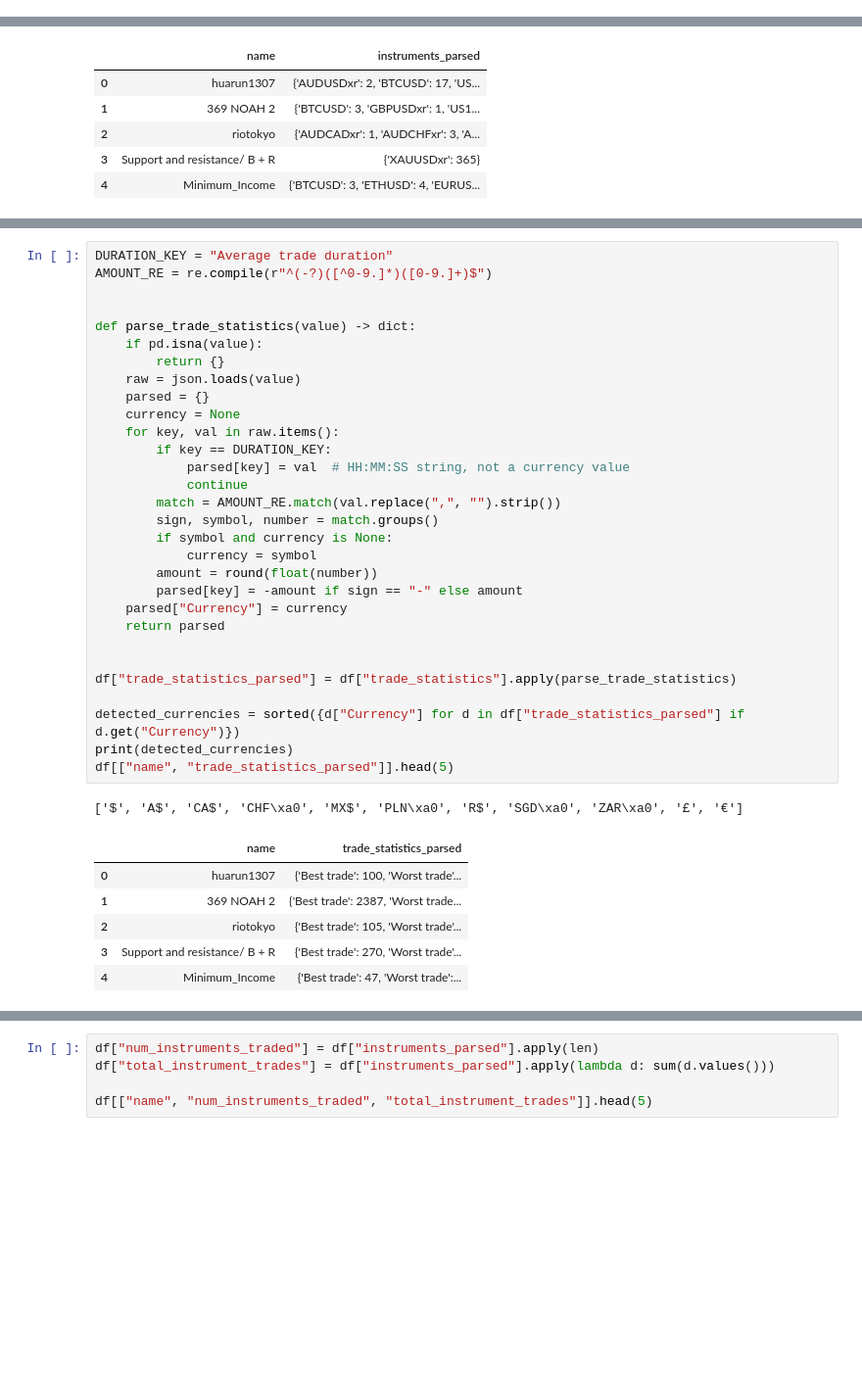
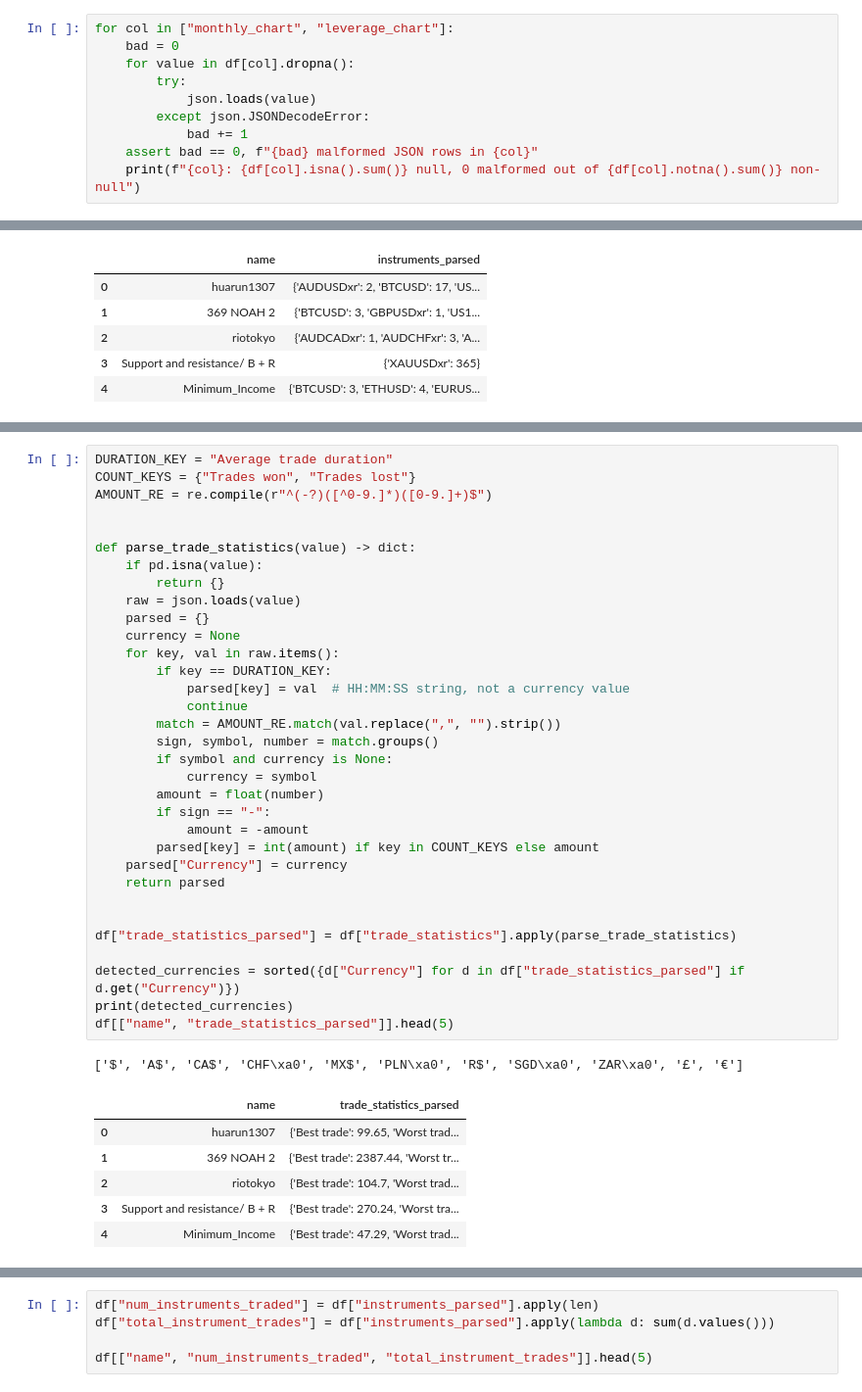
Before and after one commit to EdinsonLeandro/copy-trading, a Jupyter notebook: analysis/fpmarkets/01_data_quality.ipynb, the cells around one changed output, grey strips where cells are left out. Shown at 98% size. Saved outputs shown, nothing was run; the diff lists cells and outputs as text; blank space fills up the shorter version.

```diff
--- a/analysis/fpmarkets/01_data_quality.ipynb
+++ b/analysis/fpmarkets/01_data_quality.ipynb
@@ -40,0 +94,10 @@ df.head(3)
+# %%
+for col in ["monthly_chart", "leverage_chart"]:
+    bad = 0
+    for value in df[col].dropna():
+        try:
+            json.loads(value)
+        except json.JSONDecodeError:
+            bad += 1
+    assert bad == 0, f"{bad} malformed JSON rows in {col}"
+    print(f"{col}: {df[col].isna().sum()} null, 0 malformed out of {df[col].notna().sum()} non-null")
@@ -165,38 +216,41 @@ remaining string to an `int`.
 # %%
 DURATION_KEY = "Average trade duration"
+COUNT_KEYS = {"Trades won", "Trades lost"}
 AMOUNT_RE = re.compile(r"^(-?)([^0-9.]*)([0-9.]+)$")
 
 
 def parse_trade_statistics(value) -> dict:
     if pd.isna(value):
         return {}
     raw = json.loads(value)
     parsed = {}
     currency = None
     for key, val in raw.items():
         if key == DURATION_KEY:
             parsed[key] = val  # HH:MM:SS string, not a currency value
             continue
         match = AMOUNT_RE.match(val.replace(",", "").strip())
         sign, symbol, number = match.groups()
         if symbol and currency is None:
             currency = symbol
-        amount = round(float(number))
-        parsed[key] = -amount if sign == "-" else amount
+        amount = float(number)
+        if sign == "-":
+            amount = -amount
+        parsed[key] = int(amount) if key in COUNT_KEYS else amount
     parsed["Currency"] = currency
     return parsed
 
 
 df["trade_statistics_parsed"] = df["trade_statistics"].apply(parse_trade_statistics)
 
 detected_currencies = sorted({d["Currency"] for d in df["trade_statistics_parsed"] if d.get("Currency")})
 print(detected_currencies)
 df[["name", "trade_statistics_parsed"]].head(5)
 # %% [output]
 ['$', 'A$', 'CA$', 'CHF\xa0', 'MX$', 'PLN\xa0', 'R$', 'SGD\xa0', 'ZAR\xa0', '£', '€']
 |  | name | trade_statistics_parsed |
-| 0 | huarun1307 | {'Best trade': 100, 'Worst trade'... |
-| 1 | 369 NOAH 2 | {'Best trade': 2387, 'Worst trade... |
-| 2 | riotokyo | {'Best trade': 105, 'Worst trade'... |
-| 3 | Support and resistance/ B + R | {'Best trade': 270, 'Worst trade'... |
-| 4 | Minimum_Income | {'Best trade': 47, 'Worst trade':... |
+| 0 | huarun1307 | {'Best trade': 99.65, 'Worst trad... |
+| 1 | 369 NOAH 2 | {'Best trade': 2387.44, 'Worst tr... |
+| 2 | riotokyo | {'Best trade': 104.7, 'Worst trad... |
+| 3 | Support and resistance/ B + R | {'Best trade': 270.24, 'Worst tra... |
+| 4 | Minimum_Income | {'Best trade': 47.29, 'Worst trad... |
```
Also changed, not shown: parts of 55 cells of this notebook, 20 other files.
